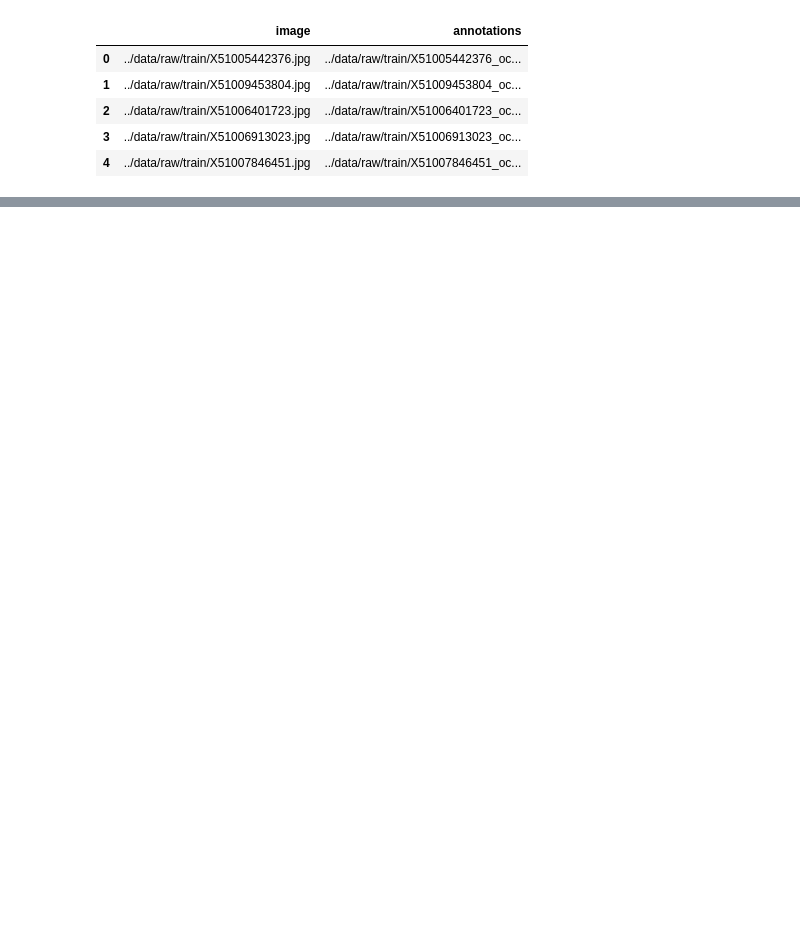
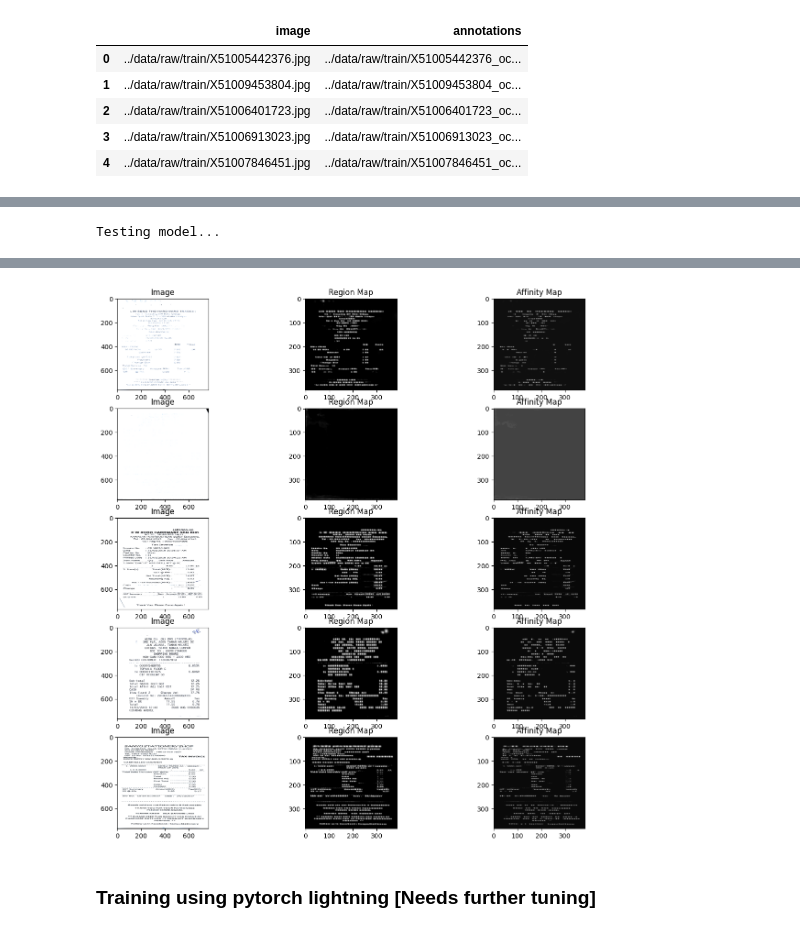
Before and after one commit to NikhilKamathB/OCR, a Jupyter notebook: nbs/Text Detection Notebook.ipynb, the cells around one changed output, grey strips where cells are left out. Saved outputs shown, nothing was run; the diff lists cells and outputs as text; code cells hidden in the pictures; blank space fills up the shorter version.

```diff
--- a/nbs/Text Detection Notebook.ipynb
+++ b/nbs/Text Detection Notebook.ipynb
@@ -138,0 +119,4 @@ a.keys()
+# %%
+model.test()
+# %% [output]
+Testing model...
@@ -138,0 +124,3 @@ a.keys()
+[figure, added]
+# %% [markdown]
+### Training using pytorch lightning [Needs further tuning]
```
Also changed, not shown: parts of 24 cells of this notebook, 7 other files.
